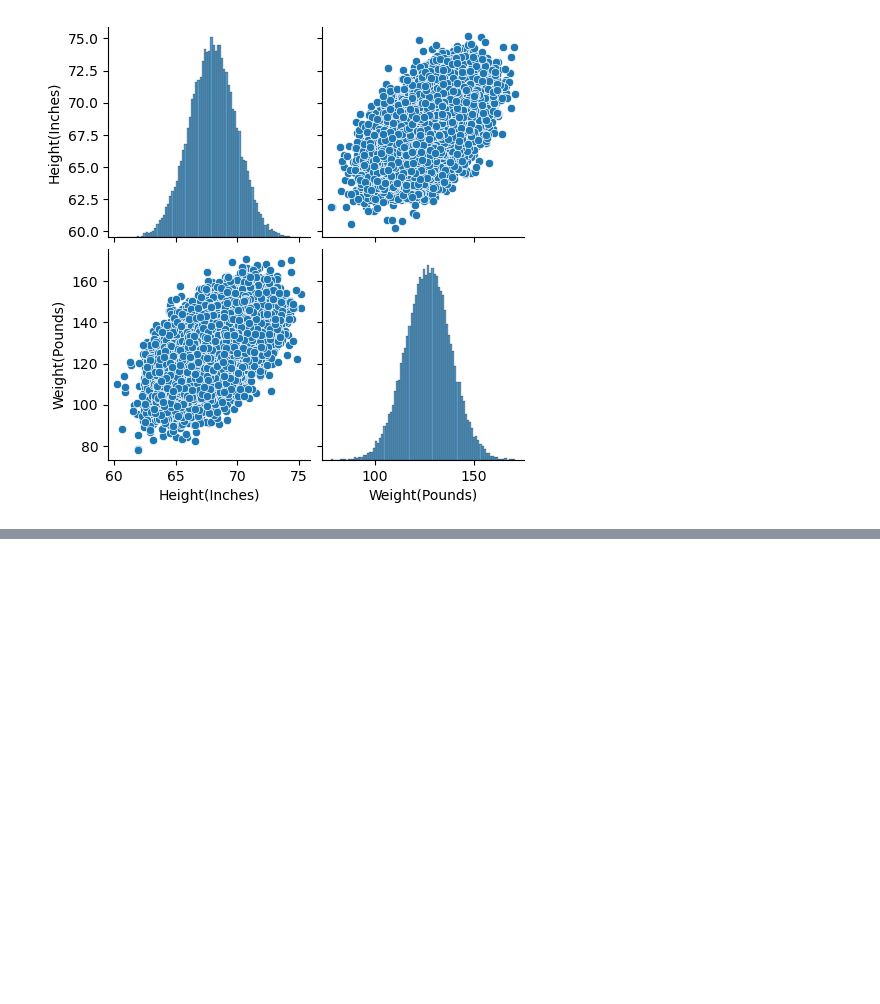
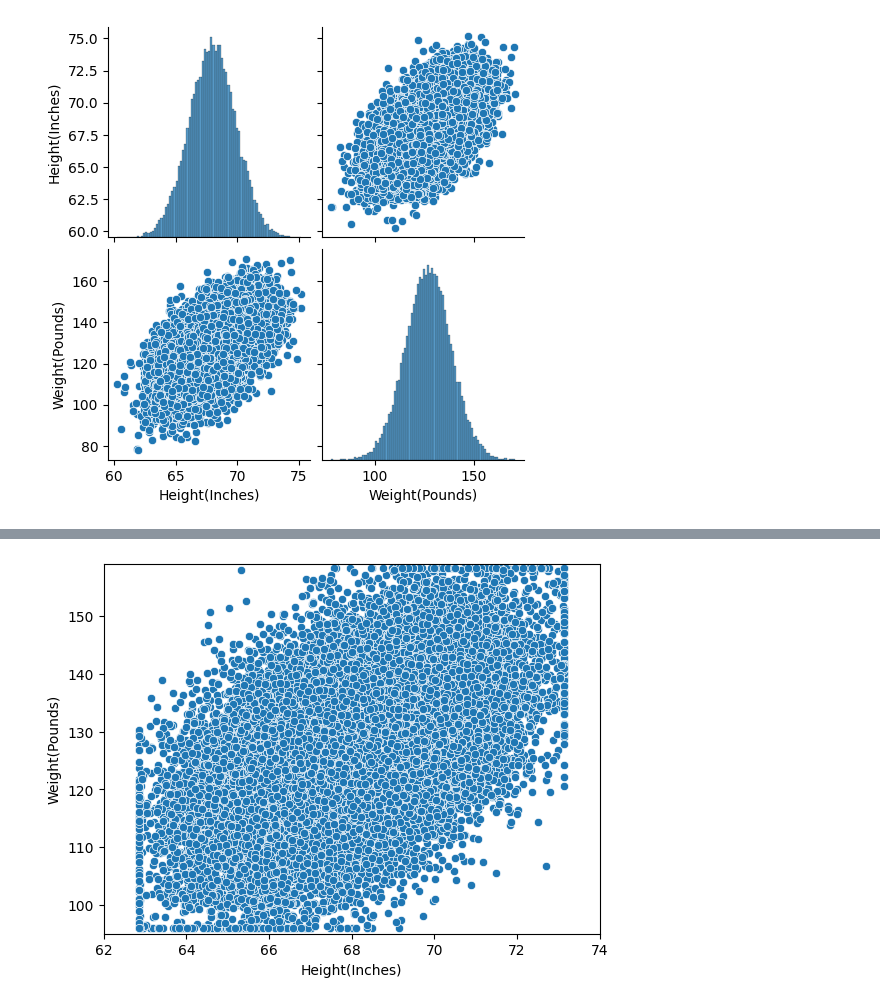
Before and after one commit to Mittesh-9/ML-Linear-Regression, a Jupyter notebook: notebooks/linear_regression.ipynb, the cells around one changed output, grey strips where cells are left out. Cells and saved outputs as stored; diff of their text form; code cells hidden in the pictures; blank space fills up the shorter version.

```diff
--- a/notebooks/linear_regression.ipynb
+++ b/notebooks/linear_regression.ipynb
@@ -53,0 +96,11 @@ sns.pairplot(df)
+# %%
+sns.scatterplot(
+    x = 'Height(Inches)',
+    y = 'Weight(Pounds)',
+    data = df
+)
+plt.xlim(62, 74)
+plt.ylim(95, 159)
+plt.show()
+# %% [output]
+[figure, added]
```
Also changed, not shown: parts of 7 cells of this notebook.
